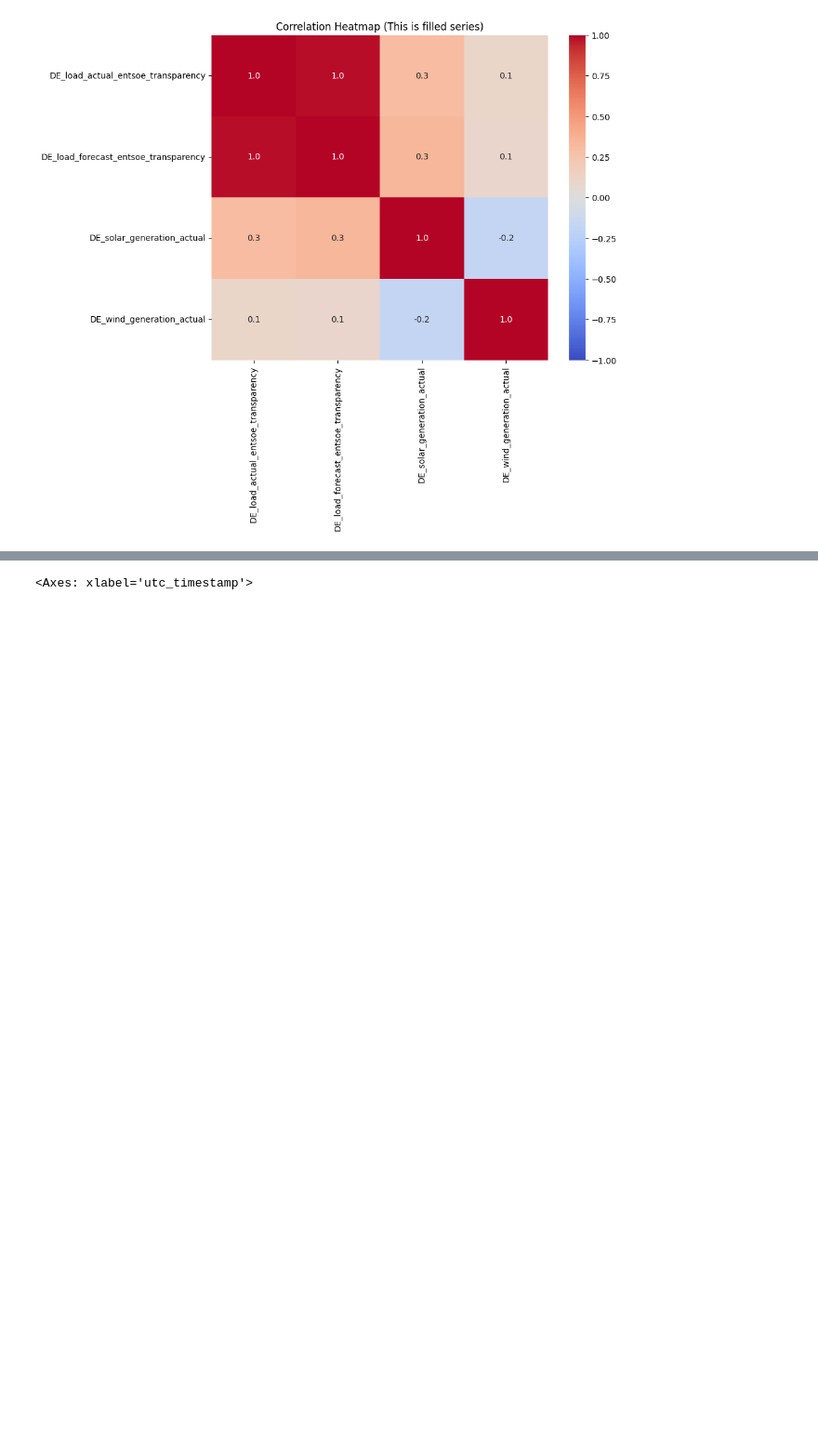
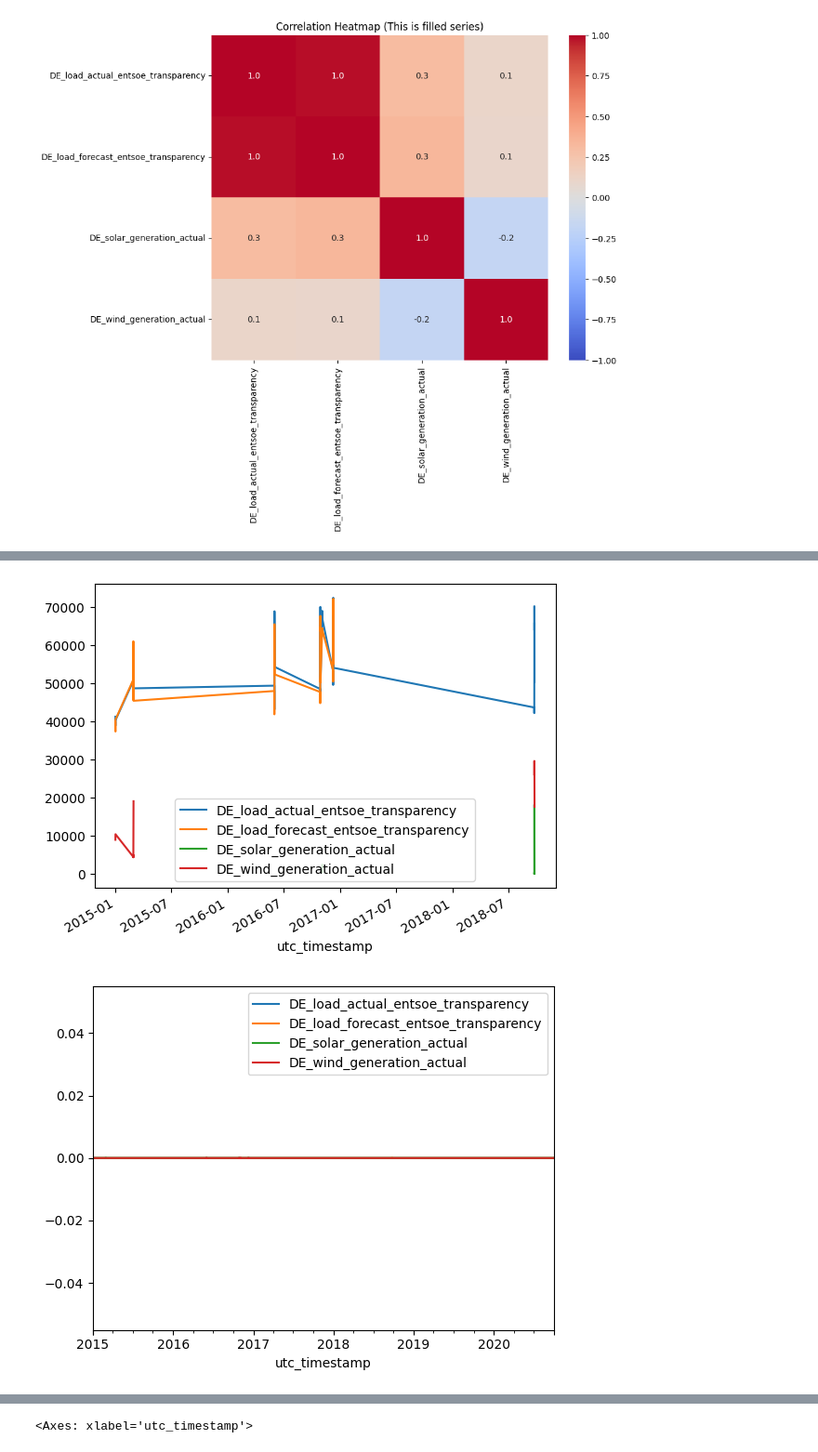
Before and after one commit to shubhambansal11-code/OPSD_Anomaly_Detection, a Jupyter notebook: notebooks/data_eda.ipynb, the cells around one changed output, grey strips where cells are left out. Shown at 93% size. Saved outputs shown, nothing was run; the diff lists cells and outputs as text; code cells hidden in the pictures; blank space fills up the shorter version.

Commit message:
Crosscheck the residual processing + modify the pipeline

```diff
--- a/notebooks/data_eda.ipynb
+++ b/notebooks/data_eda.ipynb
@@ -100,3 +100,25 @@ DE_load_forecast_entsoe_transparency                      0.095
 DE_solar_generation_actual                               -0.175
 DE_wind_generation_actual                                 1.000
 [figure]
+# %%
+#Cross-checks
+nan_mask=df_de.isna().any(axis=1)
+df_de[nan_mask]
+df_de.loc[nan_mask].plot()
+
+df_compare=pd.concat([df_de,df_de_filled],axis=1,keys=["original","filled"])
+diff=df_compare["filled"]-df_compare["original"]
+diff.plot()
+filled_points=df_de.isna()
+residual_before=df_de["DE_load_actual_entsoe_transparency"]-df_de["DE_load_forecast_entsoe_transparency"]
+residual_after=df_de_filled["DE_load_actual_entsoe_transparency"]-df_de_filled["DE_load_forecast_entsoe_transparency"]
+
+comparison=pd.DataFrame({"before":residual_before,"after":residual_after})
+comparison[filled_points.any(axis=1)].plot()
+#debug=pd.DataFrame({"actual_original":df_de["DE_load_actual_entsoe_transparency"],"forecast_original":df_de["DE_load_forecast_entsoe_transparency"],"residual_before":residual_before,"actual_filled":df_de_filled["DE_load_actual_entsoe_transparency"],"forecast_filled":df_de_filled["DE_load_forecast_entsoe_transparency"],"residual_after":residual_after,})
+debug=pd.DataFrame({"residual_before":residual_before,"residual_after":residual_after,})
+print(debug.loc[df_de.isna().any(axis=1)])
+
+#time_diff=df_de.index.to_series().diff()
+#print(time_diff.max())
+# %% [output]
@@ -102,0 +140,2 @@ DE_wind_generation_actual                                 1.000
+[figure, added]
+[figure, added]
```
Also changed, not shown: parts of 4 cells of this notebook, 11 other files.
